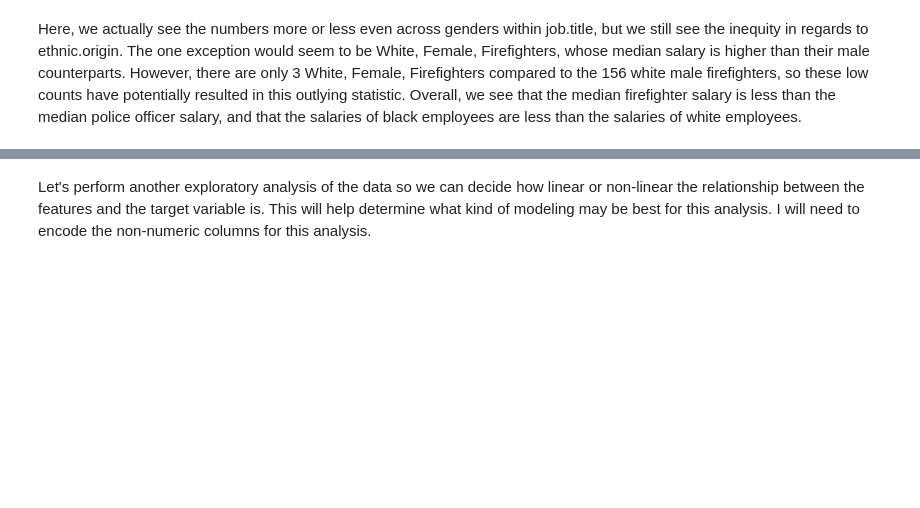
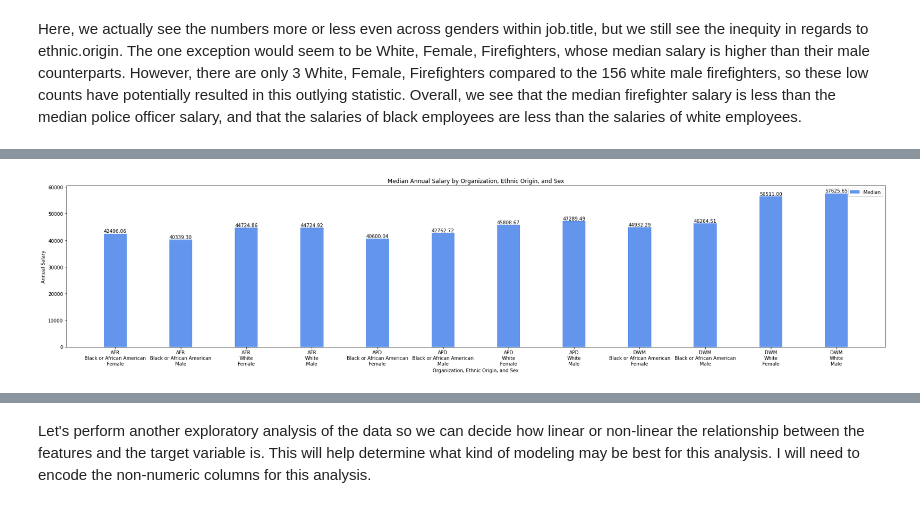
Before and after one commit to clarkkon/Salary-and-Identity-Information-Analysis-for-Atlanta-City-Employees, a Jupyter notebook: index.ipynb, the cells around one changed output, grey strips where cells are left out. Saved outputs shown, nothing was run; the diff lists cells and outputs as text; code cells hidden in the pictures; blank space fills up the shorter version.

```diff
--- a/index.ipynb
+++ b/index.ipynb
@@ -717,0 +783,6 @@ Here, we actually see the numbers more or less even across genders within job.ti
+# %%
+# Filter the original dataframe
+df3 = df[df['ethnic.origin'].isin(['Black or African American']) | df['ethnic.origin'].isin(['White'])]
+
+# Print the resulting dataframe
+df3.head()
@@ -717,0 +796,4 @@ Here, we actually see the numbers more or less even across genders within job.ti
+# %%
+df3 = df3[df3['organization'].isin(['APD']) | df3['organization'].isin(['DWM']) | df3['organization'].isin(['AFR'])]
+
+df3.head()
@@ -717,0 +814,6 @@ Here, we actually see the numbers more or less even across genders within job.ti
+# %%
+# Group by 'ethnic.origin' and 'job.title' and calculate descriptive statistics of 'annual.salary'
+grouped_stats3 = df3.groupby(['organization', 'ethnic.origin', 'sex'])['annual.salary'].describe()
+
+# Print the grouped descriptive statistics
+print(grouped_stats3)
@@ -717,0 +838,35 @@ Here, we actually see the numbers more or less even across genders within job.ti
+# %%
+# Extract the median values from the descriptive statistics
+median_values = grouped_stats3['50%']
+
+# Define the positions for the bars
+bar_width = 0.35
+index = np.arange(len(grouped_stats3))
+
+# Create a figure and axis
+fig, ax = plt.subplots(figsize=(25, 6))
+
+# Plot the median values shifted by the bar width
+bars = ax.bar(index, median_values, bar_width, color='cornflowerblue', label='Median')
+
+# Set the x-axis ticks and labels
+ax.set_xticks(index)
+ax.set_xticklabels(['\n'.join(label) for label in grouped_stats3.index], rotation=0, ha='center')
+
+# Set the axis labels and title
+ax.set_xlabel('Organization, Ethnic Origin, and Sex')
+ax.set_ylabel('Annual Salary')
+ax.set_title('Median Annual Salary by Organization, Ethnic Origin, and Sex')
+
+# Add a legend
+ax.legend()
+
+# Add the median salary values as annotations on top of each bar
+for bar, median in zip(bars, median_values):
+    ax.text(bar.get_x() + bar.get_width() / 2, bar.get_height(), f'{median:.2f}', ha='center', va='bottom')
+
+# Show the plot
+plt.tight_layout()
+plt.show()
+# %% [output]
+[figure, added]
```
Also changed, not shown: parts of 24 cells of this notebook.
